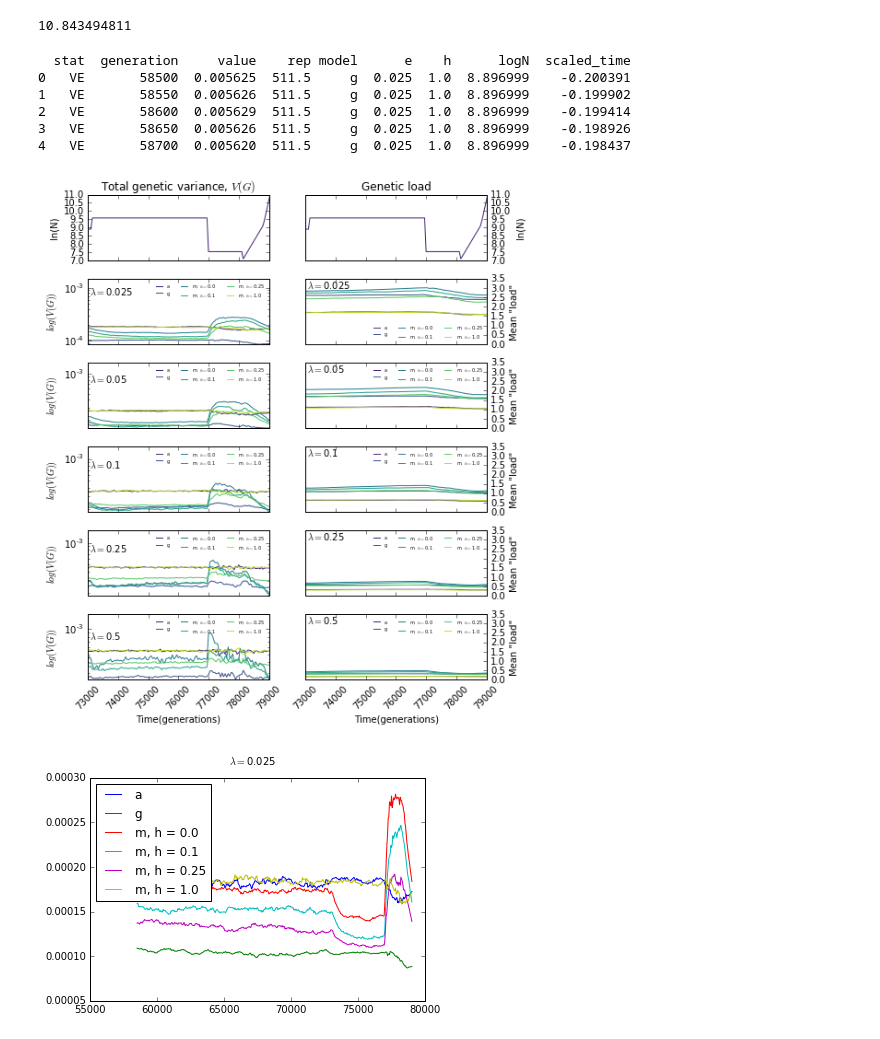
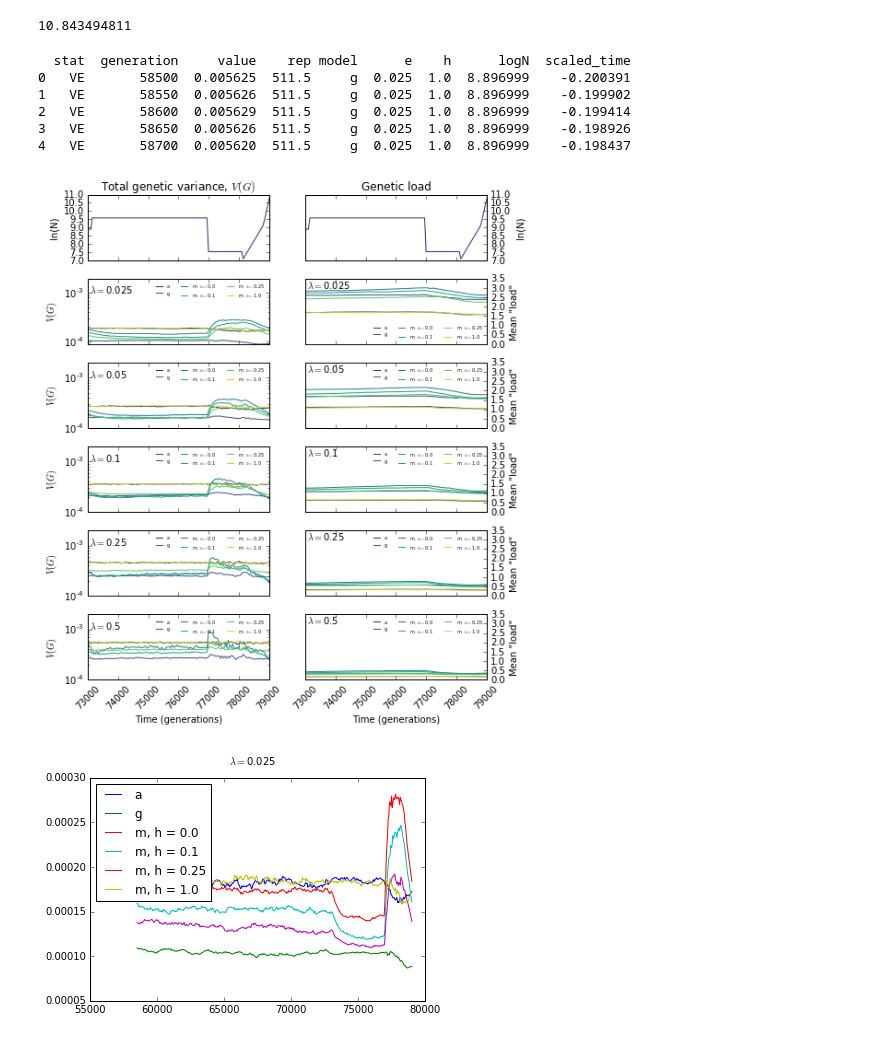
Before and after one commit to molpopgen/TennessenEAonly, a Jupyter notebook: Stats.ipynb, the cells around one changed output. Saved outputs shown, nothing was run; the diff lists cells and outputs as text; code cells hidden in the pictures.

Commit message:
tweaks to VG/burden plot

```diff
--- a/Stats.ipynb
+++ b/Stats.ipynb
@@ -170,40 +170,42 @@ for i in A:
     #i.set_xlim(-0.03,0.001)
     i.set_xlim(73000,79019)
 for i in range(1,len(A)):
-    A[i].set_ylim(0.0,1.5e-3)
-    A[i].text(73050,0.75e-3,r'$\lambda = $'+'{0:0.2}'.format(L[i-1]))
-    A[i].set_ylabel(r'$log(V(G))$')
+    A[i].set_ylim(0.0,2e-3)
+    A[i].yaxis.set_ticks([1e-4,1e-3])
+    A[i].text(73050,1e-3,r'$\lambda = $'+'{0:0.2}'.format(L[i-1]))
+    A[i].set_ylabel(r'$V(G)$')
 for i in range(1,len(B)):
     B[i].set_ylim(0.0,3.5)
     B[i].text(73050,3.0,r'$\lambda = $'+'{0:0.2}'.format(L[i-1]))
     B[i].set_ylabel(r'Mean "load"')
 for i in range(len(A)-1):
     plt.setp(A[i].get_xticklabels(),visible=False)
     plt.setp(B[i].get_xticklabels(),visible=False)
+
 A[0].set_title("Total genetic variance, "+r'$V(G)$')
 B[0].set_title("Genetic load")
-A[len(A)-1].set_xlabel("Time(generations)")
+A[len(A)-1].set_xlabel("Time (generations)")
 plt.setp(A[len(A)-1].get_xticklabels(),rotation=45)
-B[len(B)-1].set_xlabel("Time(generations)")
+B[len(B)-1].set_xlabel("Time (generations)")
 plt.setp(B[len(B)-1].get_xticklabels(),rotation=45)
 A[0].set_ylabel("ln(N)")
 B[0].set_ylabel("ln(N)")
 for i in range(1,len(A)):
     A[i].legend(loc='upper right',prop={'size':5},ncol=3,frameon=False)
 B[1].legend(loc='lower right',prop={'size':5},ncol=3,frameon=False)
 for i in range(2,len(B)):
     B[i].legend(loc='upper right',prop={'size':5},ncol=3,frameon=False)
 plt.tight_layout()
 plt.show()
 fig.savefig('TennessenStats.tif',dpi=600)
 # %% [output]
   stat  generation     value    rep model      e    h      logN  scaled_time
 0   VE       58500  0.005625  511.5     g  0.025  1.0  8.896999    -0.200391
 1   VE       58550  0.005626  511.5     g  0.025  1.0  8.896999    -0.199902
 2   VE       58600  0.005629  511.5     g  0.025  1.0  8.896999    -0.199414
 3   VE       58650  0.005626  511.5     g  0.025  1.0  8.896999    -0.198926
 4   VE       58700  0.005620  511.5     g  0.025  1.0  8.896999    -0.198437
-[figure, old version]
+[figure, new version]
 # %%
 #Now, do some actual plotting
 s=pd.read_hdf('statsummaryMean.h5')
```
Also changed, not shown: 3 other files.
